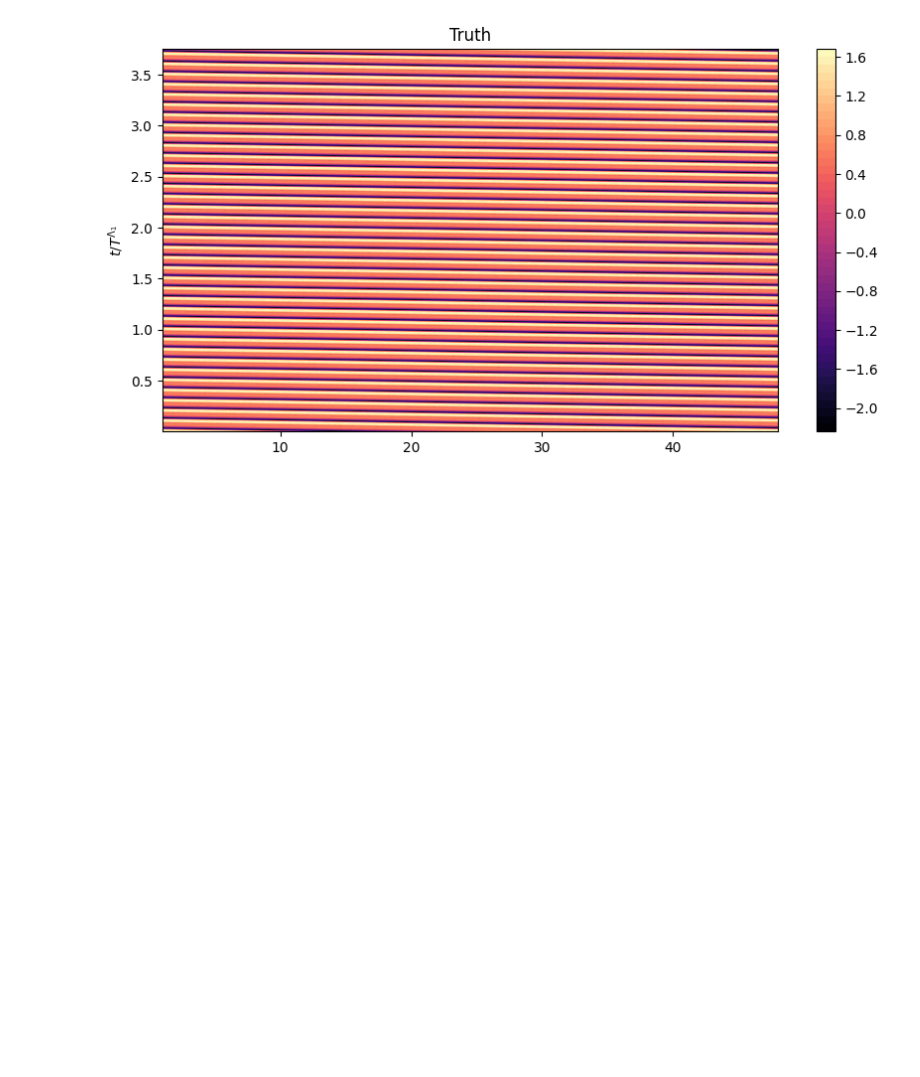
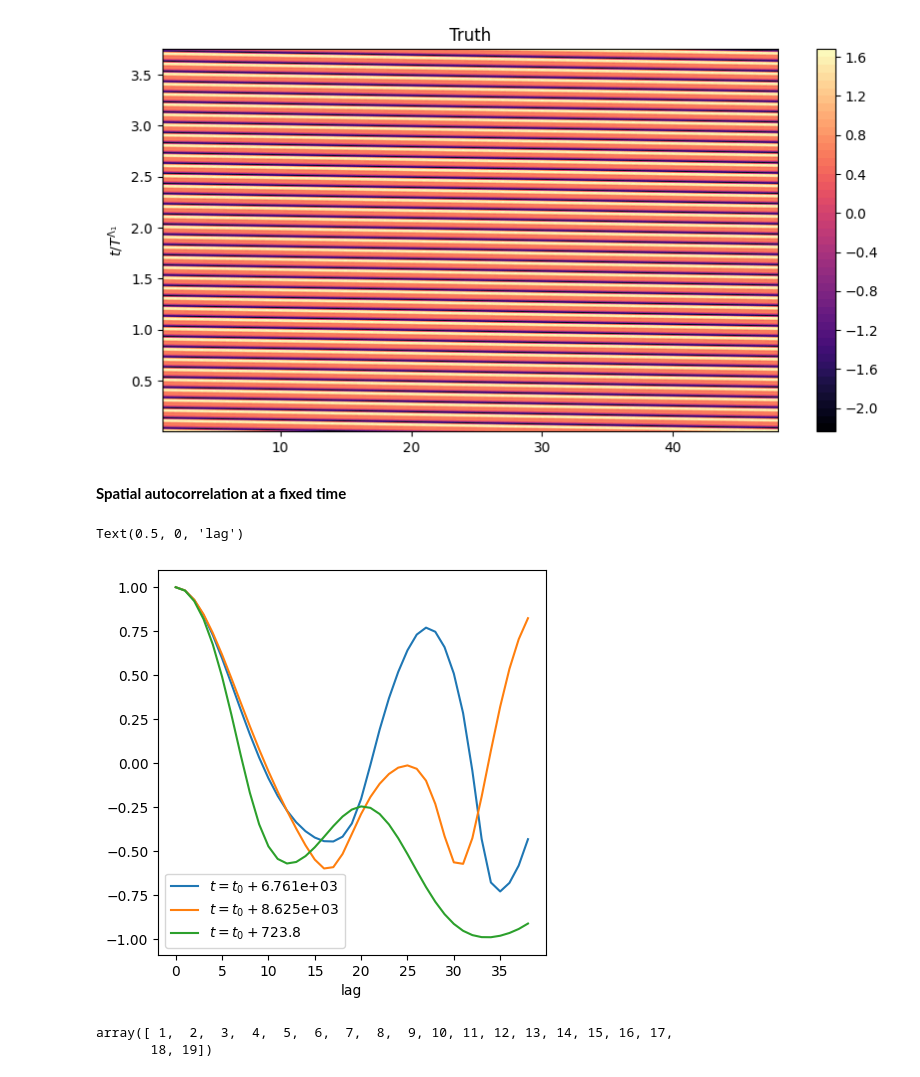
Before and after one commit to pinakm9/DeepRFM, a Jupyter notebook: notebooks/KS-12.ipynb, the cells around one changed output. Saved outputs shown, nothing was run; the diff lists cells and outputs as text; code cells hidden in the pictures; blank space fills up the shorter version.

```diff
--- a/notebooks/KS-12.ipynb
+++ b/notebooks/KS-12.ipynb
@@ -114,3 +114,25 @@ i = np.random.randint(100000-1000)
 ut.waterfall(Vo[0][:, i:i+5000], filename=f"KS-{L}-test-partial", levels=50,  **kwargs[L])
 # %% [output]
 [figure]
+# %% [markdown]
+**Spatial autocorrelation at a fixed time**
+# %%
+def acf(x, length):
+    return np.array([1]+[np.corrcoef(x[:-i], x[i:])[0,1] for i in range(1, length)])
+fig = plt.figure(figsize=(5, 5))
+ax = fig.add_subplot(111)
+K = np.random.randint(1e5, size=3)
+U = torch.tensor(np.load(f'../data/L96/train.npy'))[:,:100000]
+for k in K:
+    y = acf(Uo[:, k], 39)
+    ax.plot(y, label=r'$t=t_0+$'+f"{kwargs[L]['dt']*k:.4}")
+ax.legend()
+ax.set_xlabel('lag')
+# %% [output]
+Text(0.5, 0, 'lag')
+[figure, added]
+# %%
+np.arange(1, 20).astype(int)
+# %% [output]
+array([ 1,  2,  3,  4,  5,  6,  7,  8,  9, 10, 11, 12, 13, 14, 15, 16, 17,
+       18, 19])
```
Also changed, not shown: parts of 2 cells of this notebook, 49 other files.
